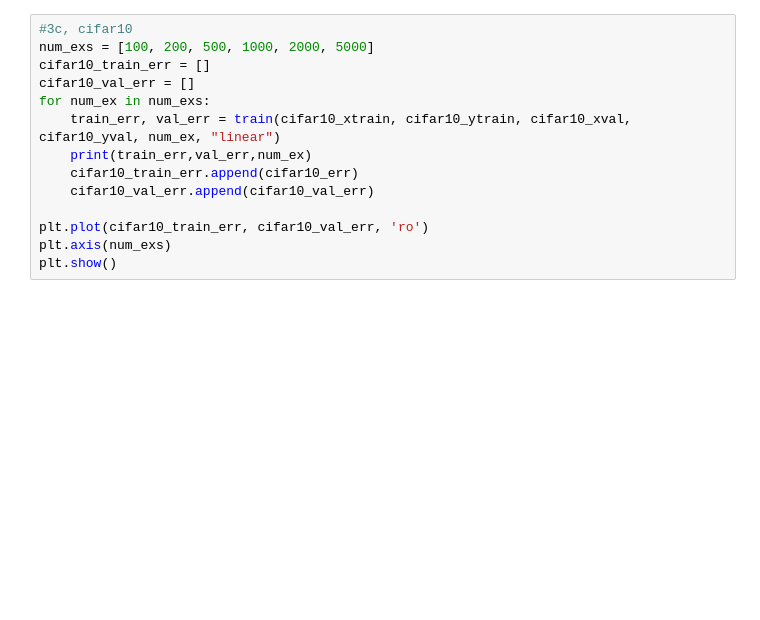
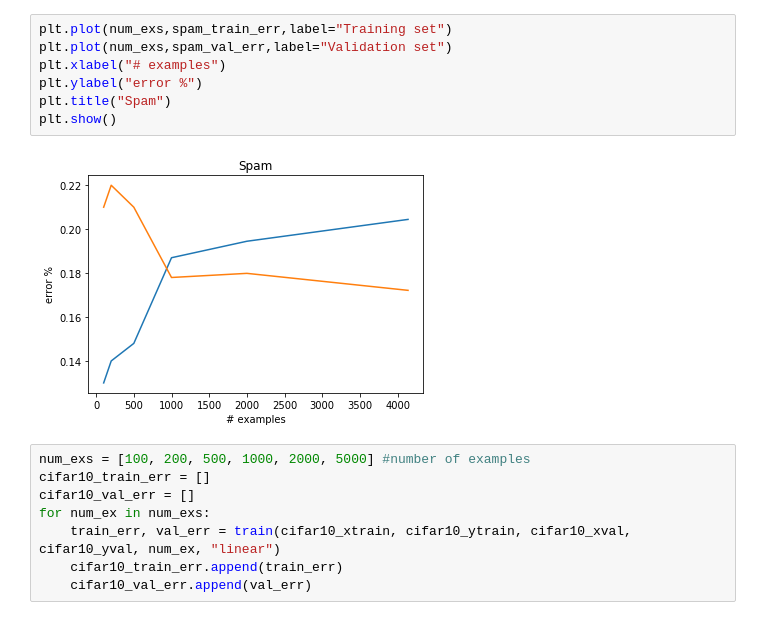
Before and after one commit to Dhanush123/cs189, a Jupyter notebook: hw1/hw1.ipynb, the cells around one changed output. Drawn from its saved outputs; the diff is of its cells as text; blank space fills up the shorter version.

```diff
--- a/hw1/hw1.ipynb
+++ b/hw1/hw1.ipynb
@@ -105,14 +76,17 @@ plt.show()
+# %%
+plt.plot(num_exs,spam_train_err,label="Training set")
+plt.plot(num_exs,spam_val_err,label="Validation set")
+plt.xlabel("# examples")
+plt.ylabel("error %")
+plt.title("Spam")
+plt.show()
+# %% [output]
+[figure, added]
 # %%
-#3c, cifar10
-num_exs = [100, 200, 500, 1000, 2000, 5000]
+num_exs = [100, 200, 500, 1000, 2000, 5000] #number of examples
 cifar10_train_err = []
 cifar10_val_err = []
 for num_ex in num_exs:
     train_err, val_err = train(cifar10_xtrain, cifar10_ytrain, cifar10_xval, cifar10_yval, num_ex, "linear")
-    print(train_err,val_err,num_ex)
-    cifar10_train_err.append(cifar10_err)
-    cifar10_val_err.append(cifar10_val_err)
-
-plt.plot(cifar10_train_err, cifar10_val_err, 'ro')
-plt.axis(num_exs)
-plt.show()
+    cifar10_train_err.append(train_err)
+    cifar10_val_err.append(val_err)
```
Also changed, not shown: parts of 29 cells of this notebook, 3 other files.
